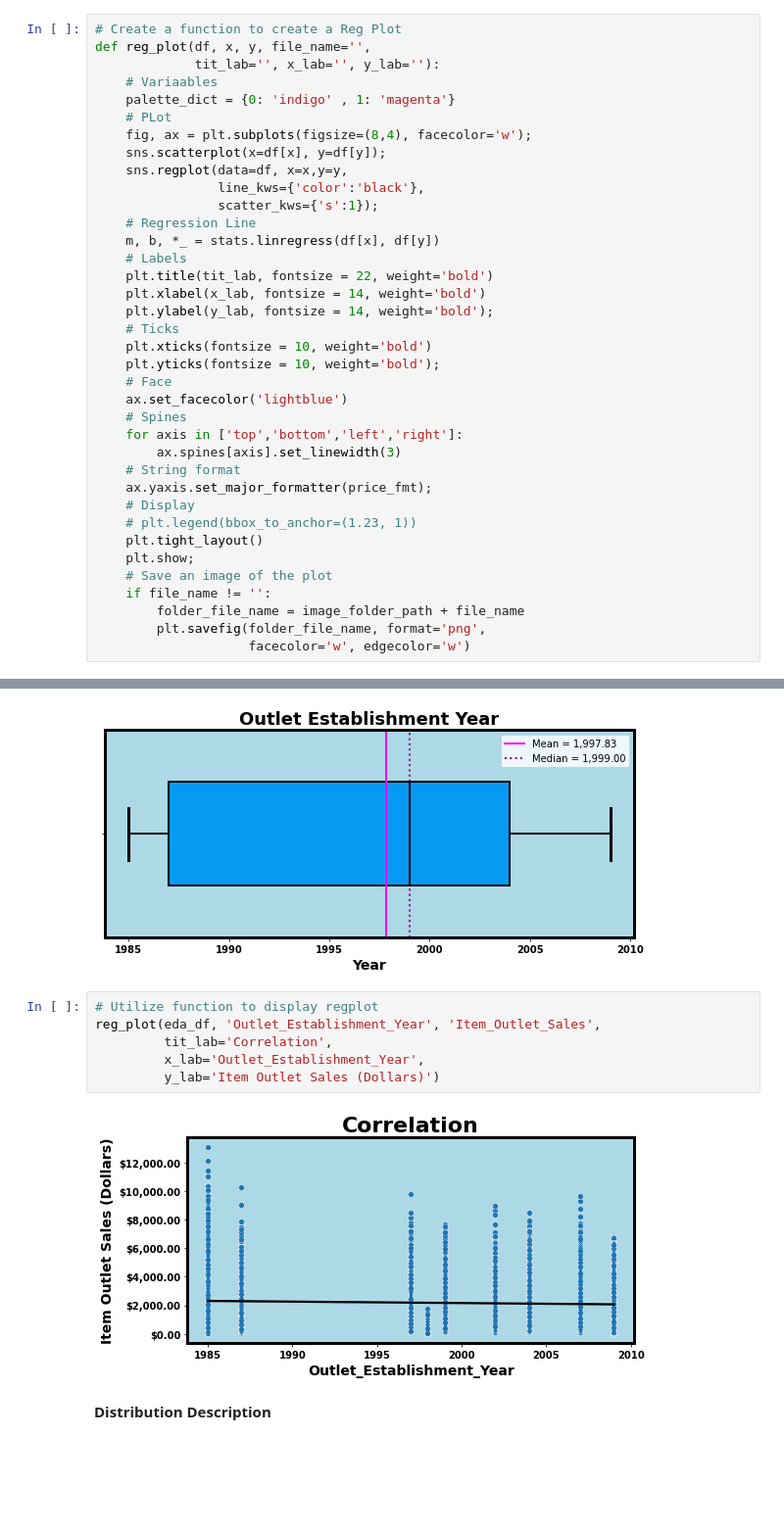
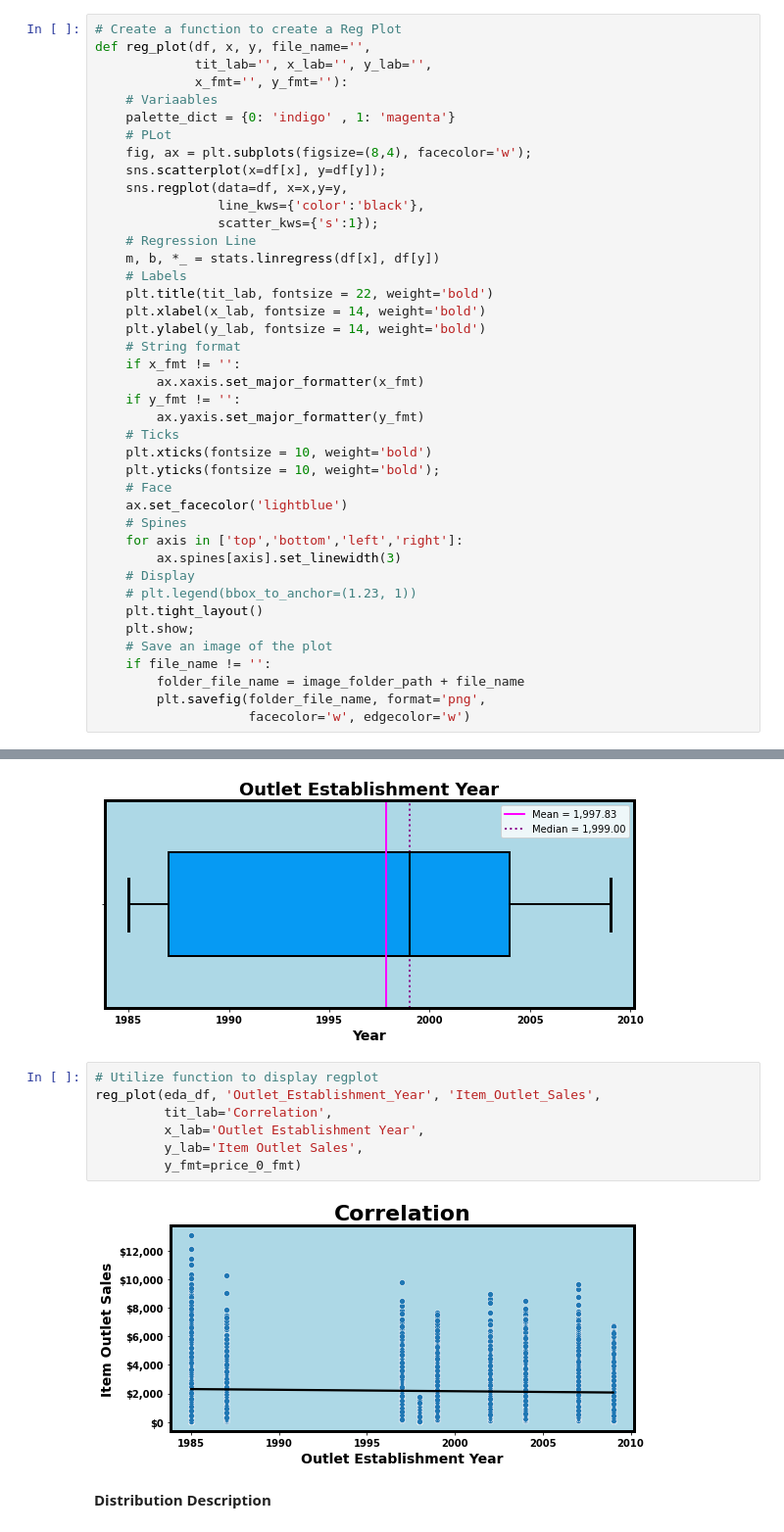
Before and after one commit to YBilodeau/Regression---Prediction-of-Grocery-Sales, a Jupyter notebook: Regression_Prediction_of_Grocery_Sales_.ipynb, the cells around one changed output, grey strips where cells are left out. Shown at 98% size. Saved outputs shown, nothing was run; the diff lists cells and outputs as text; blank space fills up the shorter version.

```diff
--- a/Regression_Prediction_of_Grocery_Sales_.ipynb
+++ b/Regression_Prediction_of_Grocery_Sales_.ipynb
@@ -906,7 +906,8 @@ def scatter_plot(df, x, y, file_name='',
 # %%
 # Create a function to create a Reg Plot
 def reg_plot(df, x, y, file_name='',
-             tit_lab='', x_lab='', y_lab=''):
+             tit_lab='', x_lab='', y_lab='',
+             x_fmt='', y_fmt=''):
     # Variaables
     palette_dict = {0: 'indigo' , 1: 'magenta'}
     # PLot
@@ -920,7 +921,12 @@ def reg_plot(df, x, y, file_name='',
     # Labels
     plt.title(tit_lab, fontsize = 22, weight='bold')
     plt.xlabel(x_lab, fontsize = 14, weight='bold')
-    plt.ylabel(y_lab, fontsize = 14, weight='bold');
+    plt.ylabel(y_lab, fontsize = 14, weight='bold')
+    # String format
+    if x_fmt != '':
+        ax.xaxis.set_major_formatter(x_fmt)
+    if y_fmt != '':
+        ax.yaxis.set_major_formatter(y_fmt)
     # Ticks
     plt.xticks(fontsize = 10, weight='bold')
     plt.yticks(fontsize = 10, weight='bold');
@@ -929,8 +935,6 @@ def reg_plot(df, x, y, file_name='',
     # Spines
     for axis in ['top','bottom','left','right']:
         ax.spines[axis].set_linewidth(3)
-    # String format
-    ax.yaxis.set_major_formatter(price_fmt);
     # Display
     # plt.legend(bbox_to_anchor=(1.23, 1))
     plt.tight_layout()
@@ -1703,11 +1686,12 @@ box_plot(eda_df, 'Outlet_Establishment_Year',
 # %%
 # Utilize function to display regplot
 reg_plot(eda_df, 'Outlet_Establishment_Year', 'Item_Outlet_Sales',
          tit_lab='Correlation',
-         x_lab='Outlet_Establishment_Year',
-         y_lab='Item Outlet Sales (Dollars)')
+         x_lab='Outlet Establishment Year',
+         y_lab='Item Outlet Sales',
+         y_fmt=price_0_fmt)
 # %% [output]
-[figure, old version]
+[figure, new version]
 # %% [markdown]
 **Distribution Description**
 # %% [markdown]
```
Also changed, not shown: parts of 11 cells of this notebook, 1 other file.
